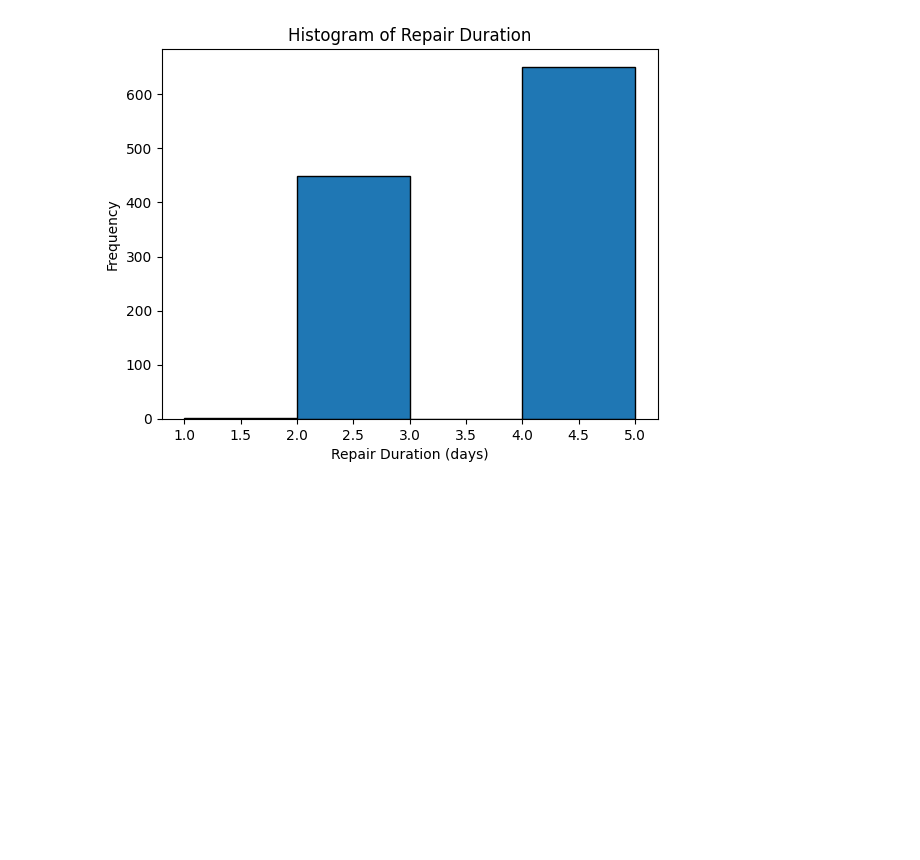
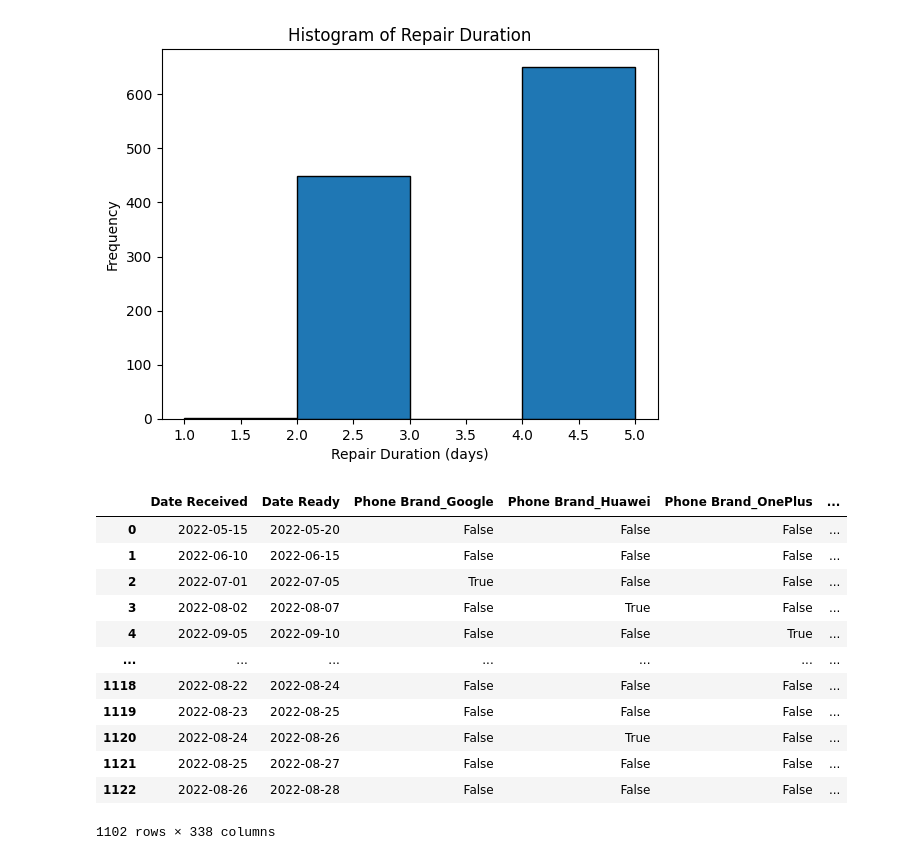
Before and after one commit to nikolamurgo/phone-repair-estimation, a Jupyter notebook: phone-repair-estimation.ipynb, the cells around one changed output. Saved outputs shown, nothing was run; the diff lists cells and outputs as text; code cells hidden in the pictures; blank space fills up the shorter version.

```diff
--- a/phone-repair-estimation.ipynb
+++ b/phone-repair-estimation.ipynb
@@ -137,3 +127,19 @@ plt.ylabel('Frequency')
 plt.show()
 # %% [output]
 [figure]
+# %%
+df
+# %% [output]
+|  | Date Received | Date Ready | Phone Brand_Google | Phone Brand_Huawei | Phone Brand_OnePlus | ... |
+| 0 | 2022-05-15 | 2022-05-20 | False | False | False | ... |
+| 1 | 2022-06-10 | 2022-06-15 | False | False | False | ... |
+| 2 | 2022-07-01 | 2022-07-05 | True | False | False | ... |
+| 3 | 2022-08-02 | 2022-08-07 | False | True | False | ... |
+| 4 | 2022-09-05 | 2022-09-10 | False | False | True | ... |
+| ... | ... | ... | ... | ... | ... | ... |
+| 1118 | 2022-08-22 | 2022-08-24 | False | False | False | ... |
+| 1119 | 2022-08-23 | 2022-08-25 | False | False | False | ... |
+| 1120 | 2022-08-24 | 2022-08-26 | False | True | False | ... |
+| 1121 | 2022-08-25 | 2022-08-27 | False | False | False | ... |
+| 1122 | 2022-08-26 | 2022-08-28 | False | False | False | ... |
+1102 rows × 338 columns
```
Also changed, not shown: parts of 2 cells of this notebook.
